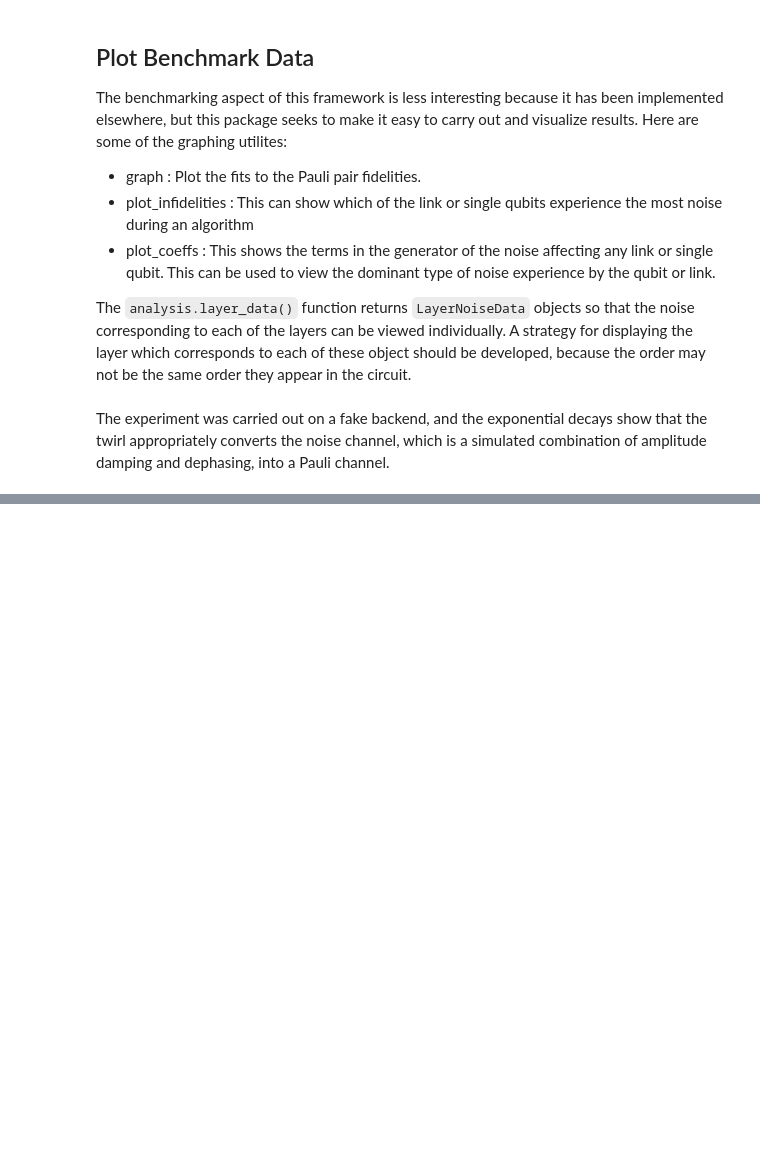
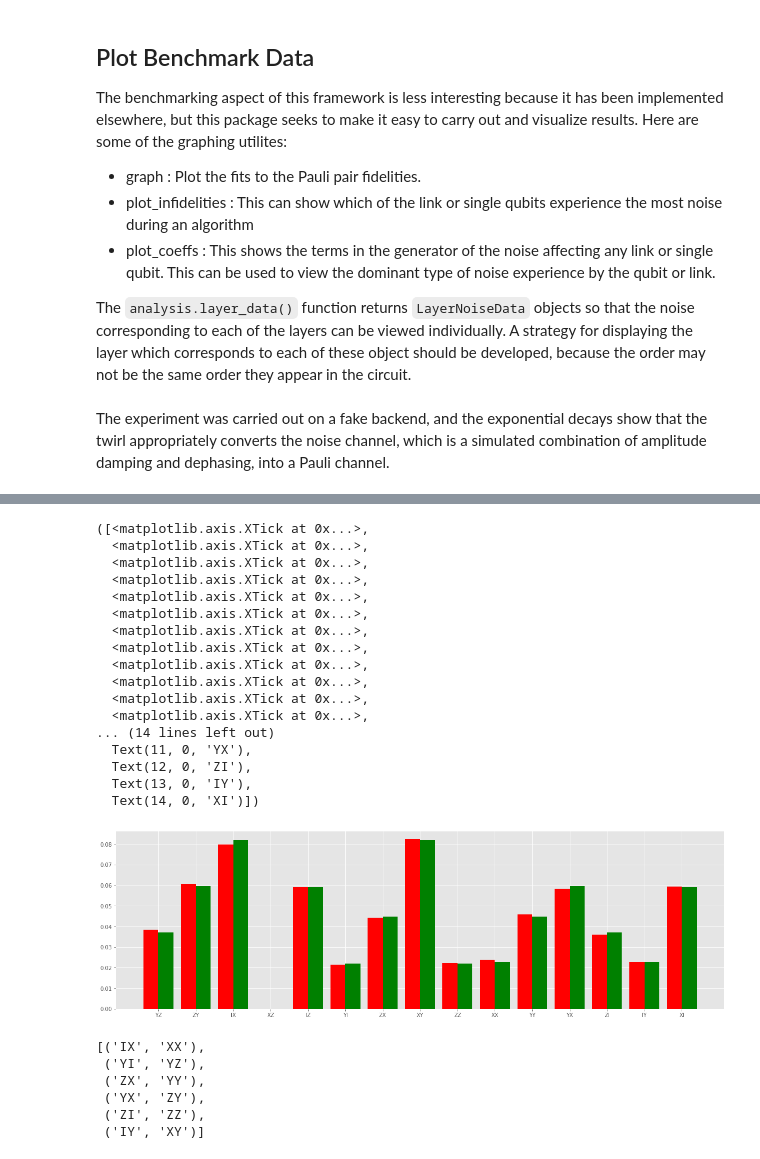
Before and after one commit to benmcdonough20/AutomatedPERTools, a Jupyter notebook: tutorial_notebooks/pauli_lindblad_per/ProcedureOverview.ipynb, the cells around one changed output, grey strips where cells are left out. Drawn from its saved outputs; the diff is of its cells as text; code cells hidden in the pictures; blank space fills up the shorter version.

```diff
--- a/tutorial_notebooks/pauli_lindblad_per/ProcedureOverview.ipynb
+++ b/tutorial_notebooks/pauli_lindblad_per/ProcedureOverview.ipynb
@@ -134,0 +158,3 @@ layer1.plot_infidelitites((0,),(1,))
+# %%
+terms = list([t.to_label() for t in layer1._term_data.keys()])
+fidelities = list([1-dat.fidelity for dat in layer1._term_data.values()])
@@ -134,0 +186,34 @@ layer1.plot_infidelitites((0,),(1,))
+# %%
+import numpy as np
+ax = np.arange(0,len(terms))
+plt.bar(ax+.2, [1-real_errors[Pauli(lab)] for lab in terms],.4, color='g')
+plt.bar(ax-.2, fidelities, .4,color = 'r')
+plt.xticks(ax, terms)
+# %% [output]
+([<matplotlib.axis.XTick at 0x...>,
+  <matplotlib.axis.XTick at 0x...>,
+  <matplotlib.axis.XTick at 0x...>,
+  <matplotlib.axis.XTick at 0x...>,
+  <matplotlib.axis.XTick at 0x...>,
+  <matplotlib.axis.XTick at 0x...>,
+  <matplotlib.axis.XTick at 0x...>,
+  <matplotlib.axis.XTick at 0x...>,
+  <matplotlib.axis.XTick at 0x...>,
+  <matplotlib.axis.XTick at 0x...>,
+  <matplotlib.axis.XTick at 0x...>,
+  <matplotlib.axis.XTick at 0x...>,
+... (14 lines left out)
+  Text(11, 0, 'YX'),
+  Text(12, 0, 'ZI'),
+  Text(13, 0, 'IY'),
+  Text(14, 0, 'XI')])
+[figure, added]
+# %%
+[(term.pauli.to_label(),term.pair.to_label()) for term in data.values() if term.single_fidelity is not None]
+# %% [output]
+[('IX', 'XX'),
+ ('YI', 'YZ'),
+ ('ZX', 'YY'),
+ ('YX', 'ZY'),
+ ('ZI', 'ZZ'),
+ ('IY', 'XY')]
```
Also changed, not shown: parts of 23 cells of this notebook, 14 other files.
